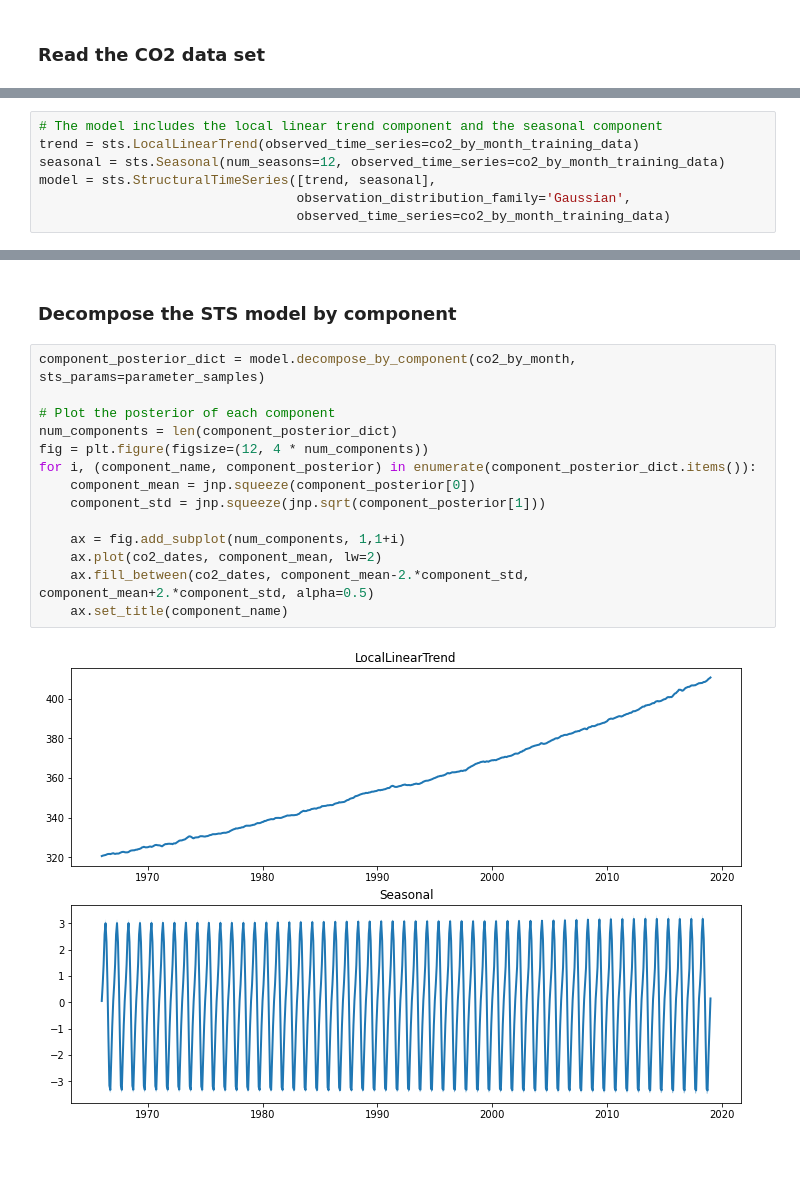
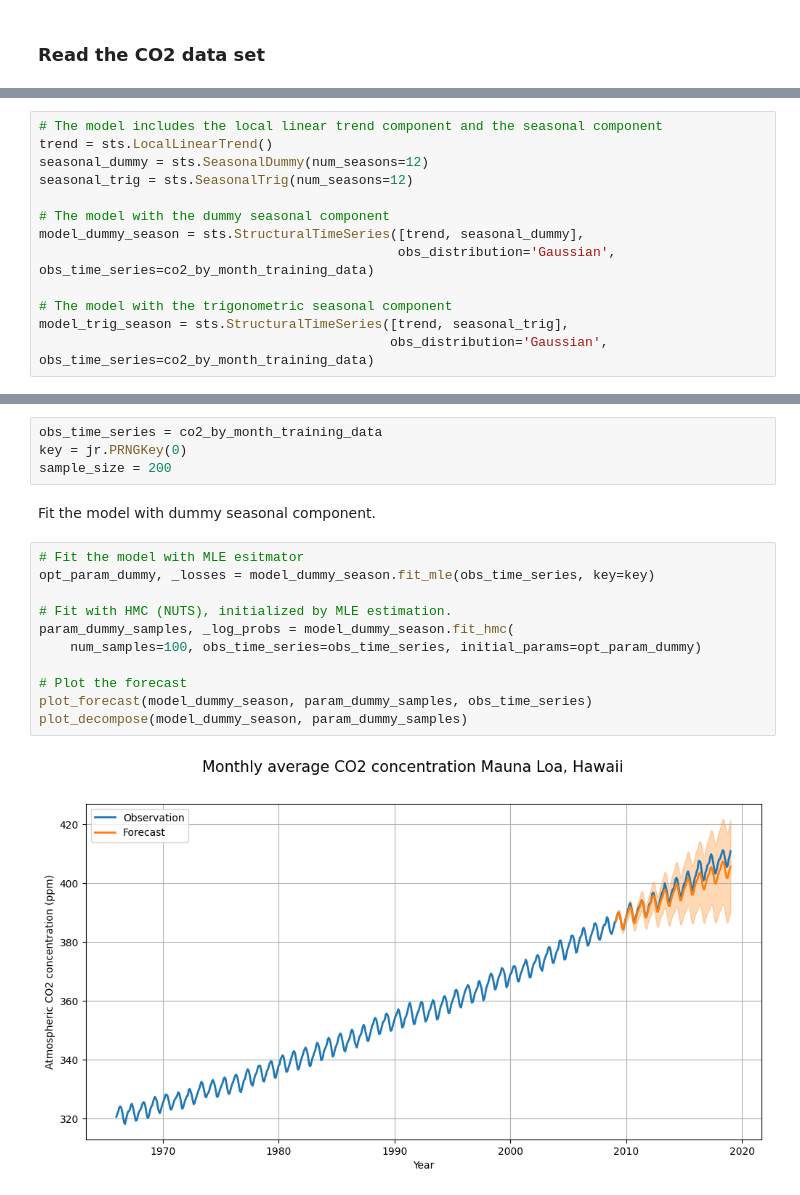
Before and after one commit to probml/sts-jax, a Jupyter notebook: sts_jax/structural_time_series/demos/sts_co2_demo.ipynb, the cells around one changed output, grey strips where cells are left out. Cells and saved outputs as stored; diff of their text form; blank space fills up the shorter version.

Commit message:
initialize

```diff
--- a/sts_jax/structural_time_series/demos/sts_co2_demo.ipynb
+++ b/sts_jax/structural_time_series/demos/sts_co2_demo.ipynb
@@ -70,8 +98,14 @@ fig.autofmt_xdate()
 # %%
 # The model includes the local linear trend component and the seasonal component
-trend = sts.LocalLinearTrend(observed_time_series=co2_by_month_training_data)
-seasonal = sts.Seasonal(num_seasons=12, observed_time_series=co2_by_month_training_data)
-model = sts.StructuralTimeSeries([trend, seasonal],
-                                 observation_distribution_family='Gaussian',
-                                 observed_time_series=co2_by_month_training_data)
+trend = sts.LocalLinearTrend()
+seasonal_dummy = sts.SeasonalDummy(num_seasons=12)
+seasonal_trig = sts.SeasonalTrig(num_seasons=12)
+
+# The model with the dummy seasonal component
+model_dummy_season = sts.StructuralTimeSeries([trend, seasonal_dummy],
+                                              obs_distribution='Gaussian', obs_time_series=co2_by_month_training_data)
+
+# The model with the trigonometric seasonal component
+model_trig_season = sts.StructuralTimeSeries([trend, seasonal_trig],
+                                             obs_distribution='Gaussian', obs_time_series=co2_by_month_training_data)
 # %% [markdown]
@@ -110,18 +113,19 @@ Text(0.5, 0.98, 'Monthly average CO2 concentration Mauna Loa, Hawaii')
-# %% [markdown]
-### Decompose the STS model by component
-# %%
-component_posterior_dict = model.decompose_by_component(co2_by_month, sts_params=parameter_samples)
-
-# Plot the posterior of each component
-num_components = len(component_posterior_dict)
-fig = plt.figure(figsize=(12, 4 * num_components))
-for i, (component_name, component_posterior) in enumerate(component_posterior_dict.items()):
-    component_mean = jnp.squeeze(component_posterior[0])
-    component_std = jnp.squeeze(jnp.sqrt(component_posterior[1]))
-
-    ax = fig.add_subplot(num_components, 1,1+i)
-    ax.plot(co2_dates, component_mean, lw=2)
-    ax.fill_between(co2_dates, component_mean-2.*component_std, component_mean+2.*component_std, alpha=0.5)
-    ax.set_title(component_name)
-# %% [output]
-[figure, removed]
+# %%
+obs_time_series = co2_by_month_training_data
+key = jr.PRNGKey(0)
+sample_size = 200
+# %% [markdown]
+Fit the model with dummy seasonal component.
+# %%
+# Fit the model with MLE esitmator
+opt_param_dummy, _losses = model_dummy_season.fit_mle(obs_time_series, key=key)
+
+# Fit with HMC (NUTS), initialized by MLE estimation.
+param_dummy_samples, _log_probs = model_dummy_season.fit_hmc(
+    num_samples=100, obs_time_series=obs_time_series, initial_params=opt_param_dummy)
+
+# Plot the forecast
+plot_forecast(model_dummy_season, param_dummy_samples, obs_time_series)
+plot_decompose(model_dummy_season, param_dummy_samples)
+# %% [output]
+[figure, added]
```
Also changed, not shown: parts of 15 cells of this notebook, 21 other files.
